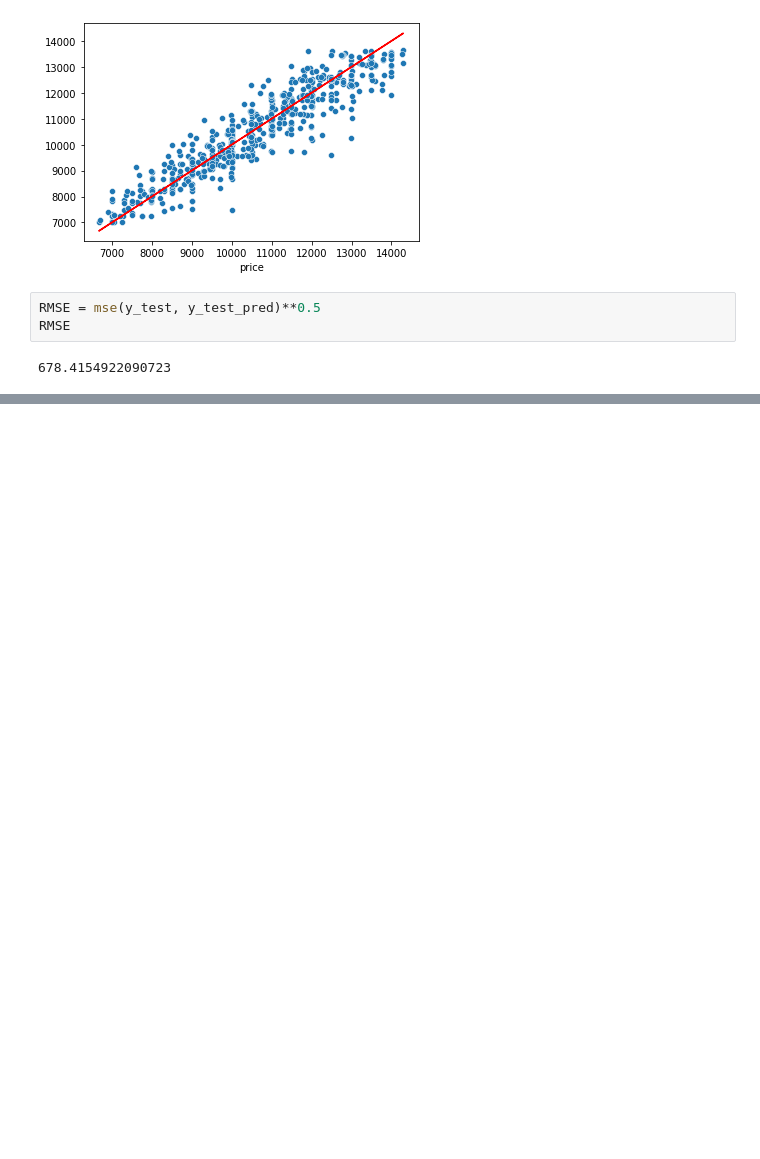
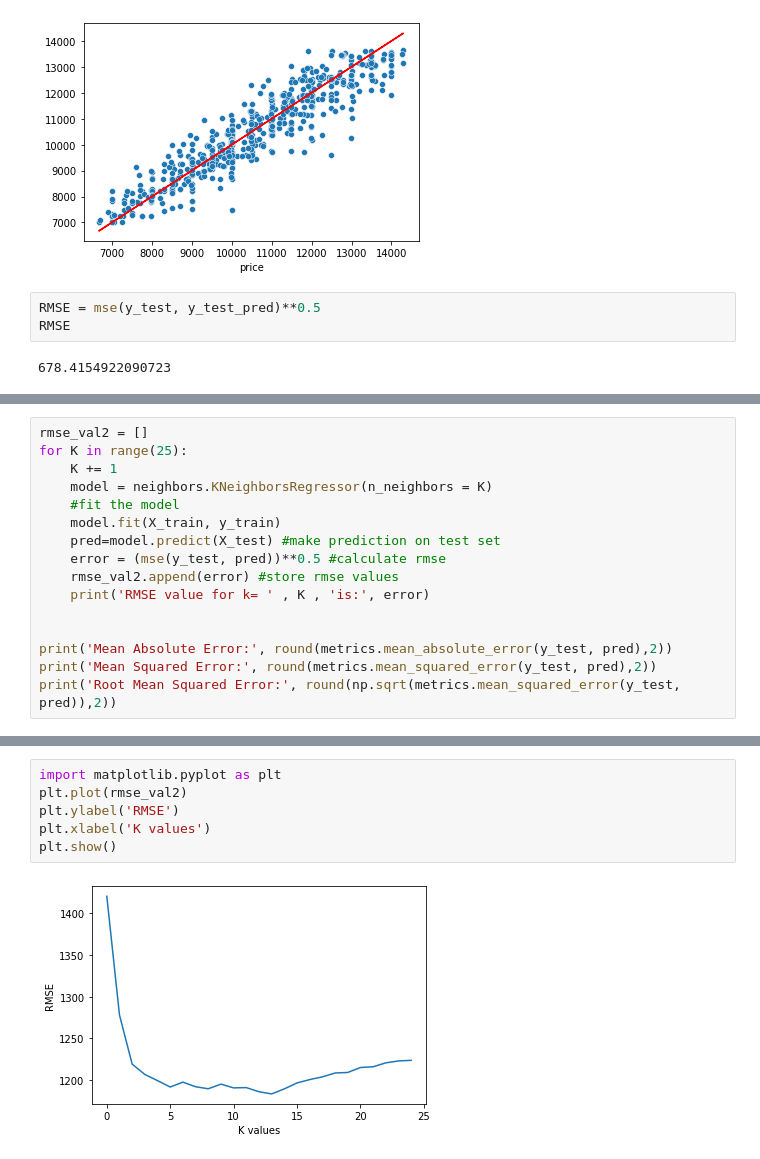
Before and after one commit to Raanank10/UK_Used_Car_Data, a Jupyter notebook: 100000_UK_Used_Car_Data_set_regression_project_.ipynb, the cells around one changed output, grey strips where cells are left out. Drawn from its saved outputs; the diff is of its cells as text; blank space fills up the shorter version.

```diff
--- a/100000_UK_Used_Car_Data_set_regression_project_.ipynb
+++ b/100000_UK_Used_Car_Data_set_regression_project_.ipynb
@@ -1631,0 +1633,16 @@ RMSE
+# %%
+rmse_val2 = []
+for K in range(25):
+    K += 1
+    model = neighbors.KNeighborsRegressor(n_neighbors = K)
+    #fit the model
+    model.fit(X_train, y_train)
+    pred=model.predict(X_test) #make prediction on test set
+    error = (mse(y_test, pred))**0.5 #calculate rmse
+    rmse_val2.append(error) #store rmse values
+    print('RMSE value for k= ' , K , 'is:', error)
+
+
+print('Mean Absolute Error:', round(metrics.mean_absolute_error(y_test, pred),2))
+print('Mean Squared Error:', round(metrics.mean_squared_error(y_test, pred),2))
+print('Root Mean Squared Error:', round(np.sqrt(metrics.mean_squared_error(y_test, pred)),2))
@@ -1631,0 +1667,8 @@ RMSE
+# %%
+import matplotlib.pyplot as plt
+plt.plot(rmse_val2)
+plt.ylabel('RMSE')
+plt.xlabel('K values')
+plt.show()
+# %% [output]
+[figure, added]
```
Also changed, not shown: parts of 13 cells of this notebook.
